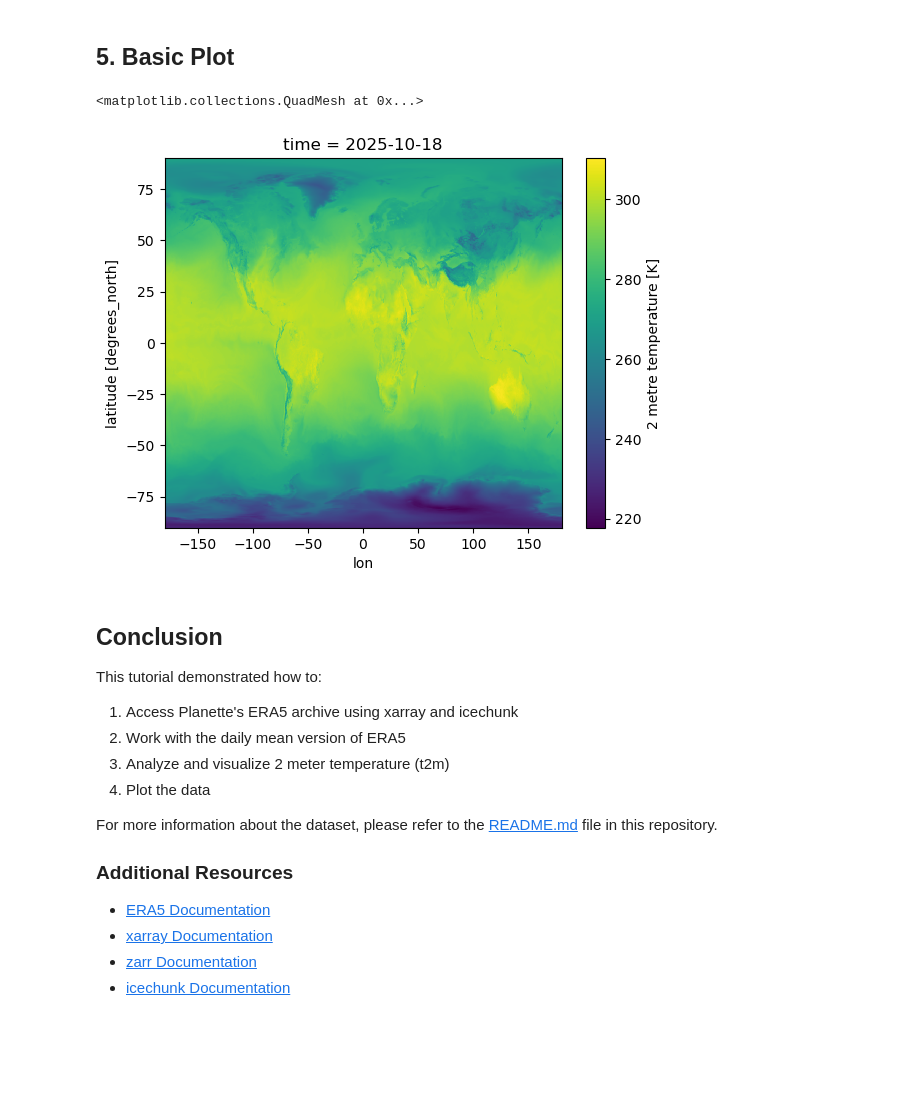
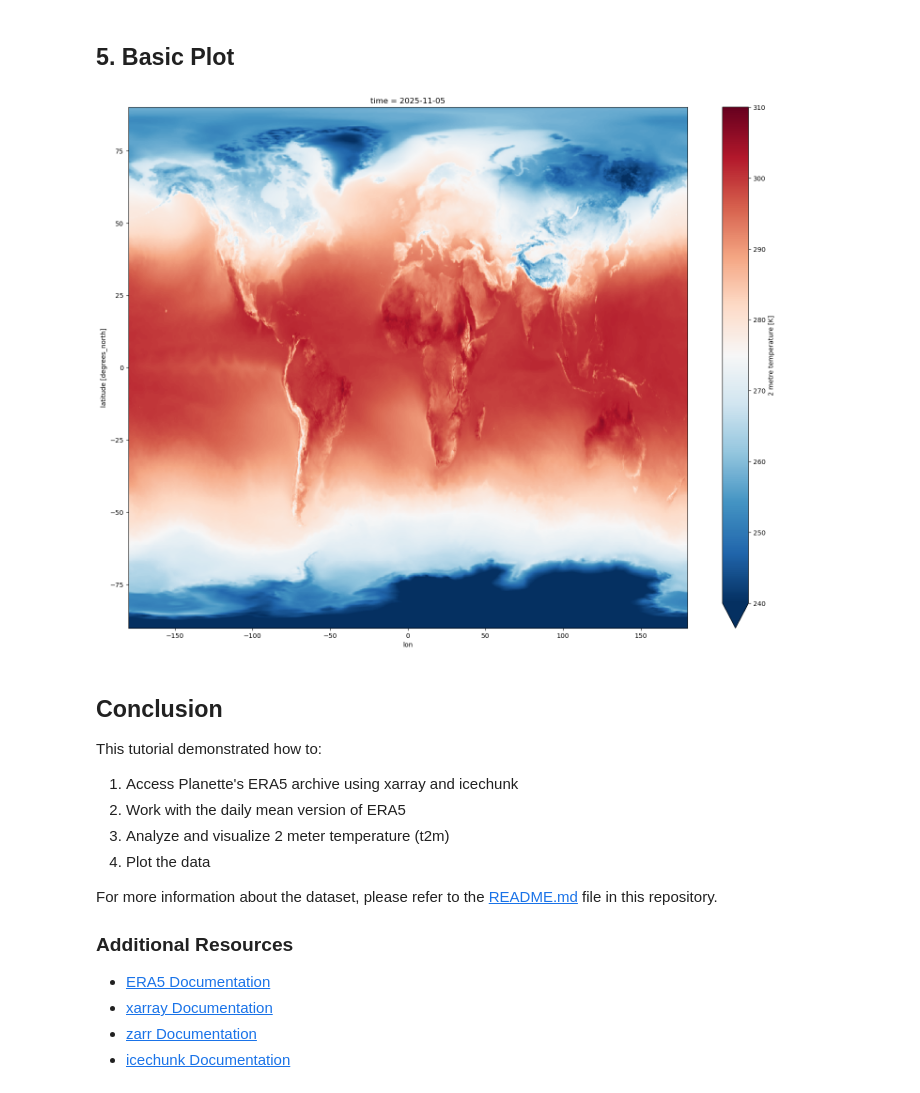
Before and after one commit to PlanetteAI/planette_era5_archive, a Jupyter notebook: planette_era5_tutorial.ipynb, the cells around one changed output. Saved outputs shown, nothing was run; the diff lists cells and outputs as text; code cells hidden in the pictures; blank space fills up the shorter version.

```diff
--- a/planette_era5_tutorial.ipynb
+++ b/planette_era5_tutorial.ipynb
@@ -95,11 +89,14 @@ history :
 # %% [markdown]
 ## 5. Basic Plot
-# %%
-era5_planette = ds['t2m'].isel(time=-25)
-era5_planette.plot()
-# %% [output]
-<matplotlib.collections.QuadMesh at 0x...>
-[figure, removed]
+# %%
+era5_planette = ds['t2m'].isel(time=-1)
+import matplotlib.pyplot as plt
+plt.figure(figsize=(19.2, 14.4))  # 3x default 6.4"x4.8"
+era5_planette.plot(cmap='RdBu_r', vmin=240, vmax=310)
+
+plt.show()
+# %% [output]
+[figure, added]
 # %% [markdown]
 ## Conclusion
 
```
Also changed, not shown: parts of 2 cells of this notebook, 1 other file.
